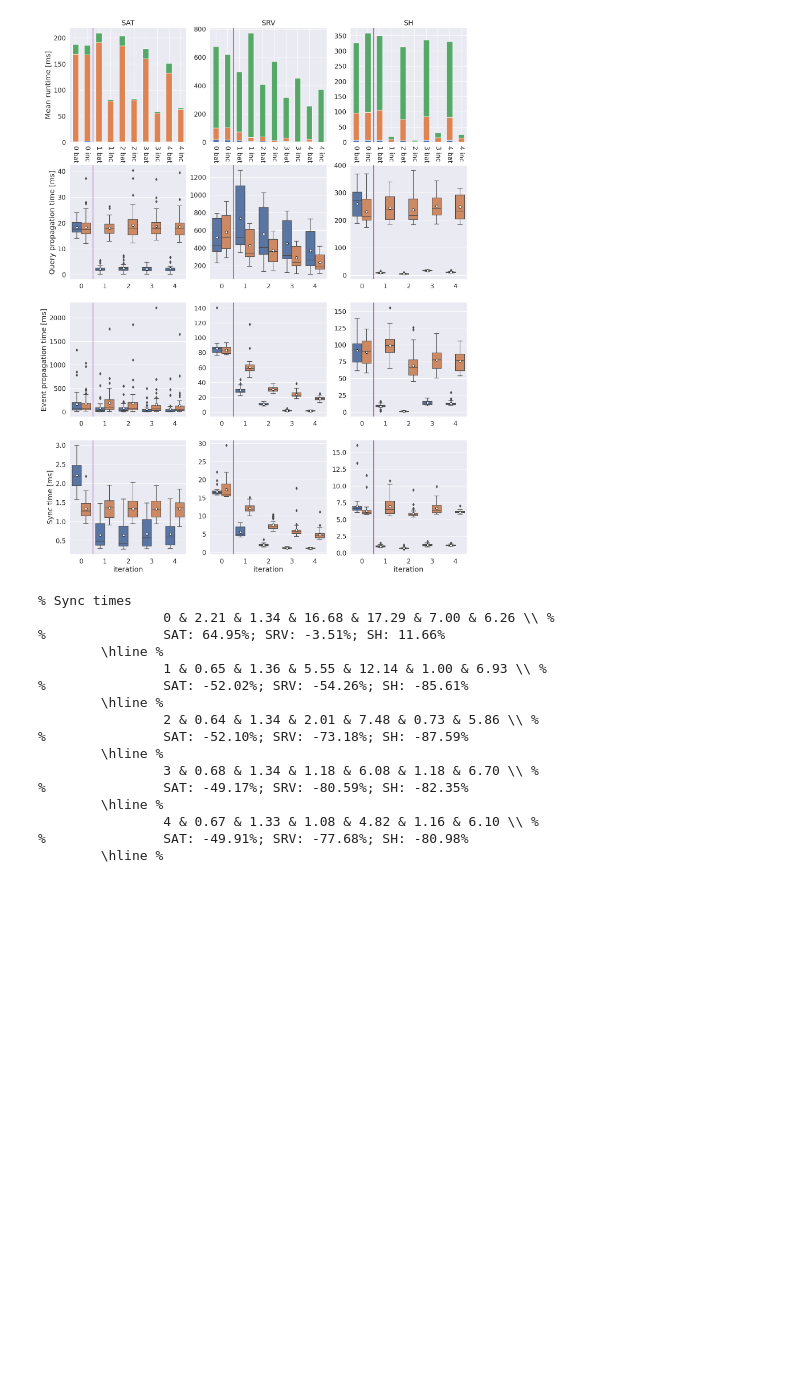
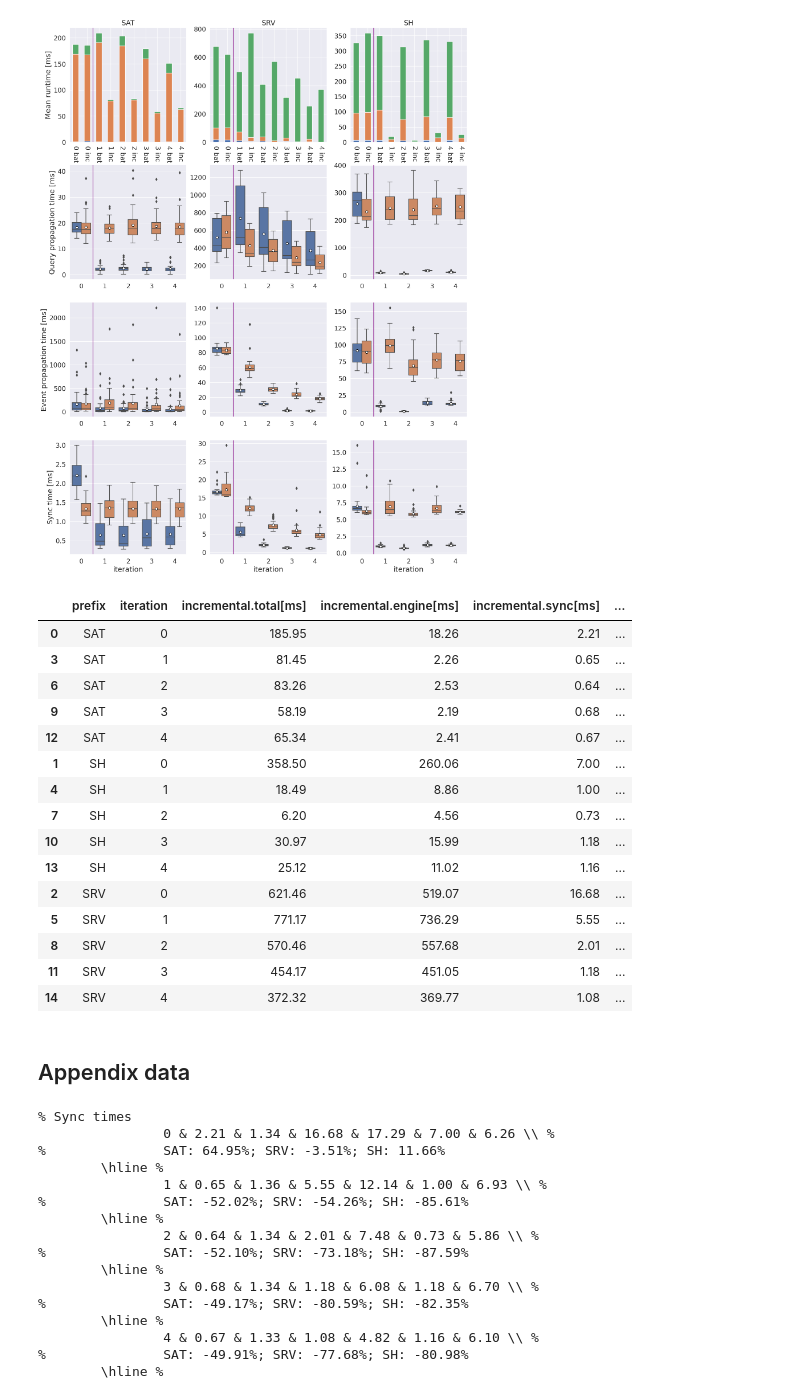
Before and after one commit to PELAB-LiU/ProbabilisticGraphQuery, a Jupyter notebook: measurements/a_rq2_rq3_incremental.ipynb, the cells around one changed output. Saved outputs shown, nothing was run; the diff lists cells and outputs as text; code cells hidden in the pictures; blank space fills up the shorter version.

```diff
--- a/measurements/a_rq2_rq3_incremental.ipynb
+++ b/measurements/a_rq2_rq3_incremental.ipynb
@@ -141,6 +189,38 @@ subBoxPlot(short, axes[3,2], 'SH', xlabel='iteration')
 fig.savefig("figures/eval-sync.pdf", bbox_inches='tight')
 # %% [output]
 [figure]
+# %%
+# Mean subtask times
+df = df_incremental
+
+tmp = df.groupby(['iteration', 'prefix']).mean(numeric_only=True).reset_index()[['prefix', 'iteration',
+    'incremental.total[ms]', 'incremental.engine[ms]', 'incremental.sync[ms]','incremental.prop[ms]',
+    'standalone.total[ms]', 'standalone.engine[ms]', 'standalone.sync[ms]', 'standalone.prop[ms]'
+]]
+tmp['Total reduction %'] = ((tmp['incremental.total[ms]'] / tmp['standalone.total[ms]'])-1)*100
+tmp['Engine reduction %'] = ((tmp['incremental.engine[ms]'] / tmp['standalone.engine[ms]'])-1)*100
+tmp['Sync reduction %'] = ((tmp['incremental.sync[ms]'] / tmp['standalone.sync[ms]'])-1)*100
+tmp['Prop reduction %'] = ((tmp['incremental.prop[ms]'] / tmp['standalone.prop[ms]'])-1)*100
+tmp.sort_values(by=['prefix', 'iteration'])#[['prefix', 'iteration','Total reduction %']]
+# %% [output]
+|  | prefix | iteration | incremental.total[ms] | incremental.engine[ms] | incremental.sync[ms] | ... |
+| 0 | SAT | 0 | 185.95 | 18.26 | 2.21 | ... |
+| 3 | SAT | 1 | 81.45 | 2.26 | 0.65 | ... |
+| 6 | SAT | 2 | 83.26 | 2.53 | 0.64 | ... |
+| 9 | SAT | 3 | 58.19 | 2.19 | 0.68 | ... |
+| 12 | SAT | 4 | 65.34 | 2.41 | 0.67 | ... |
+| 1 | SH | 0 | 358.50 | 260.06 | 7.00 | ... |
+| 4 | SH | 1 | 18.49 | 8.86 | 1.00 | ... |
+| 7 | SH | 2 | 6.20 | 4.56 | 0.73 | ... |
+| 10 | SH | 3 | 30.97 | 15.99 | 1.18 | ... |
+| 13 | SH | 4 | 25.12 | 11.02 | 1.16 | ... |
+| 2 | SRV | 0 | 621.46 | 519.07 | 16.68 | ... |
+| 5 | SRV | 1 | 771.17 | 736.29 | 5.55 | ... |
+| 8 | SRV | 2 | 570.46 | 557.68 | 2.01 | ... |
+| 11 | SRV | 3 | 454.17 | 451.05 | 1.18 | ... |
+| 14 | SRV | 4 | 372.32 | 369.77 | 1.08 | ... |
+# %% [markdown]
+## Appendix data
 # %%
 satdata = (df[df['prefix']=='SAT']).groupby(['iteration'])['incremental.sync[ms]','standalone.sync[ms]'].agg(['mean','median'])
 srvdata = (df[df['prefix']=='SRV']).groupby(['iteration'])['incremental.sync[ms]','standalone.sync[ms]'].agg(['mean','median'])
```
Also changed, not shown: parts of 3 cells of this notebook, 6 other files.
